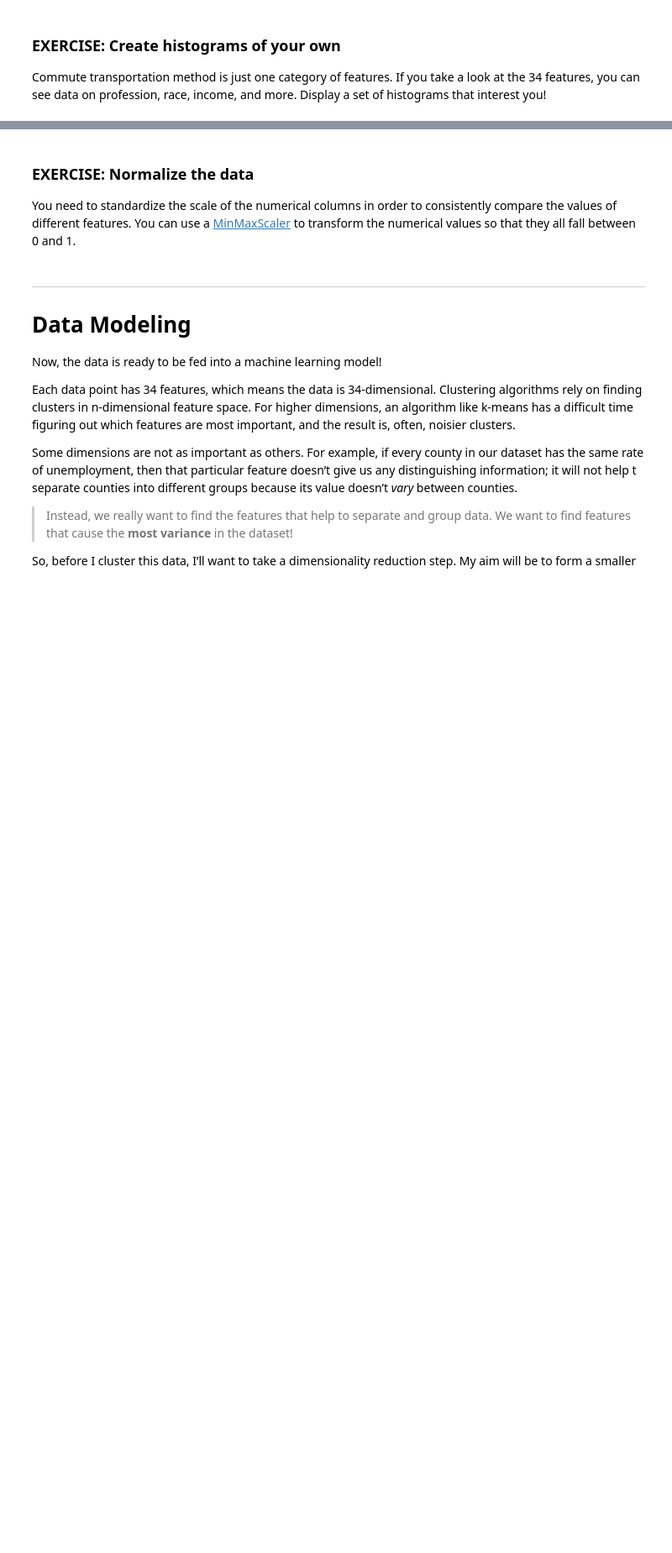
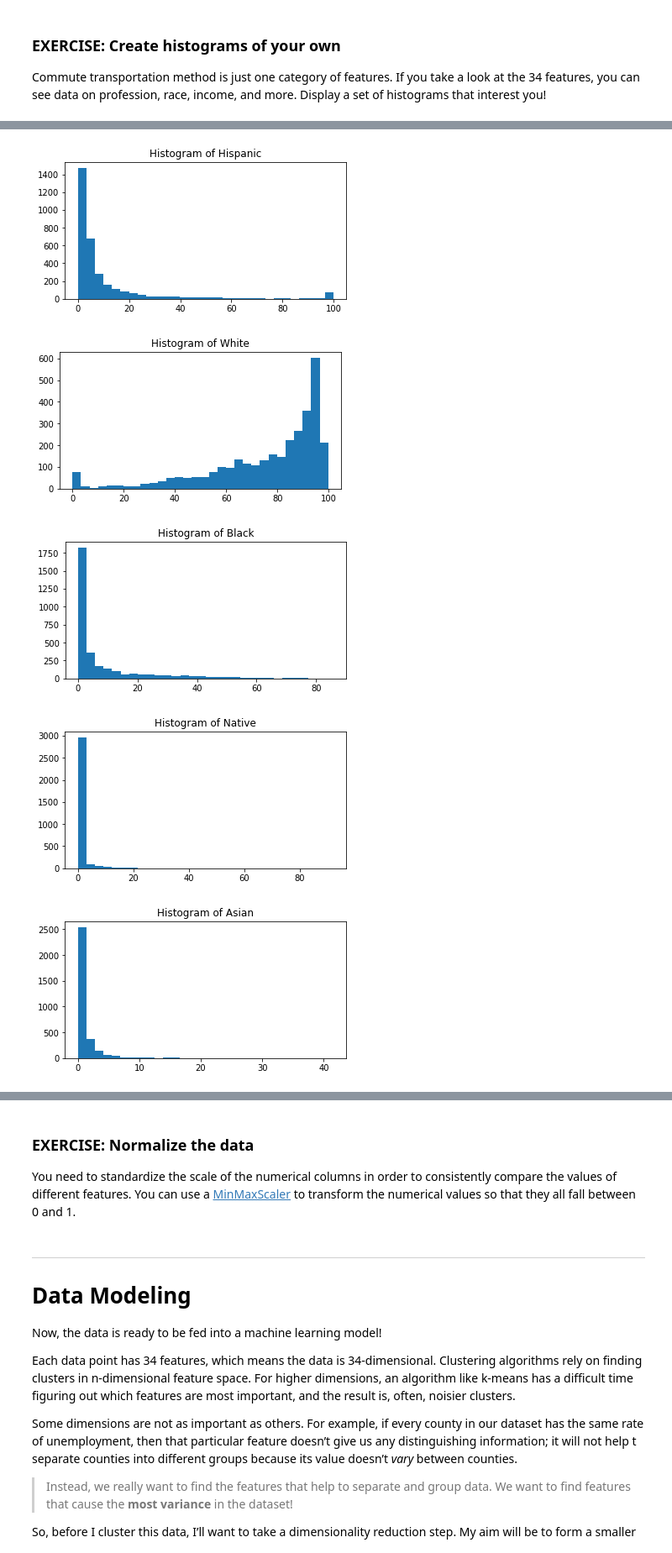
Before and after one commit to gpalozzi/ML_SageMaker_Studies, a Jupyter notebook: Population_Segmentation/Pop_Segmentation_Exercise.ipynb, the cells around one changed output, grey strips where cells are left out. Shown: that part at 84% size. Saved outputs shown, nothing was run; the diff lists cells and outputs as text; code cells hidden in the pictures; blank space fills up the shorter version.

Commit message:
Population Segmentation: Explore race and poverty data

```diff
--- a/Population_Segmentation/Pop_Segmentation_Exercise.ipynb
+++ b/Population_Segmentation/Pop_Segmentation_Exercise.ipynb
@@ -224,13 +245,19 @@ Commute transportation method is just one category of features. If you take a lo
 # %%
 # create a list of features that you want to compare or examine
-my_list = []
-n_bins = None # define n_bins
+races_list = ['Hispanic', 'White', 'Black', 'Native', 'Asian', 'Pacific']
+n_bins = 30 # define n_bins
 
 # histogram creation code is similar to above
-for column_name in my_list:
+for column_name in races_list:
     ax=plt.subplots(figsize=(6,3))
     # get data by column_name and display a histogram
     ax = plt.hist(clean_counties_df[column_name], bins=n_bins)
     title="Histogram of " + column_name
     plt.title(title, fontsize=12)
     plt.show()
+# %% [output]
+[figure, added]
+[figure, added]
+[figure, added]
+[figure, added]
+[figure, added]
```
Also changed, not shown: parts of 4 cells of this notebook.
